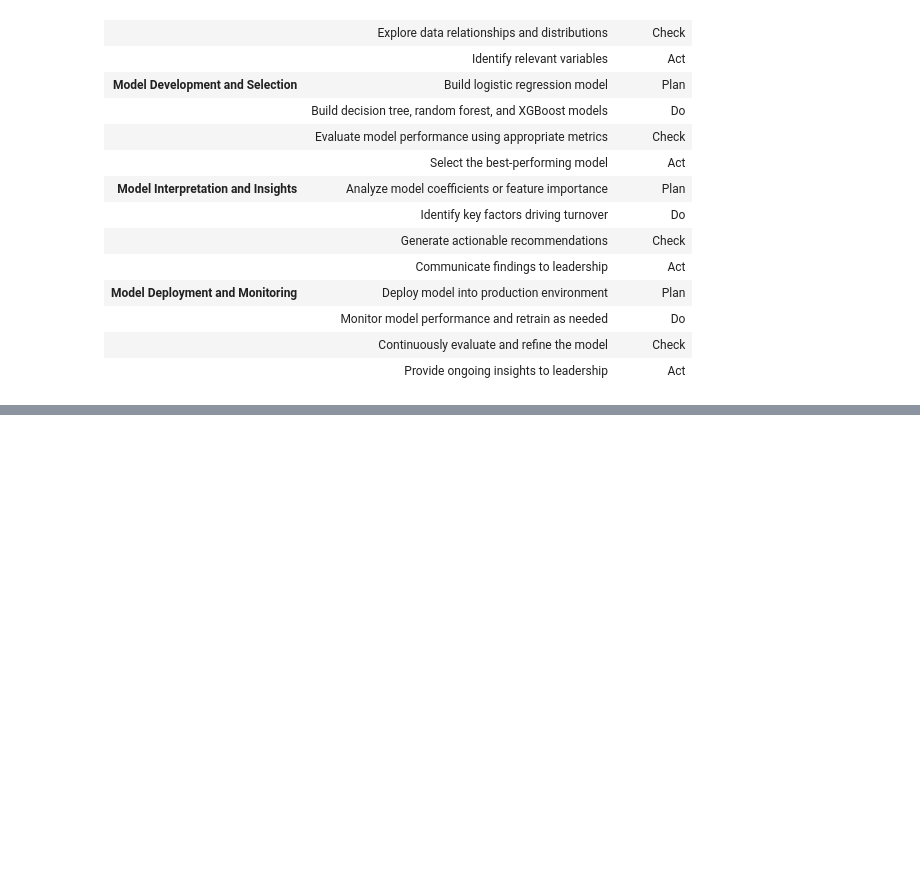
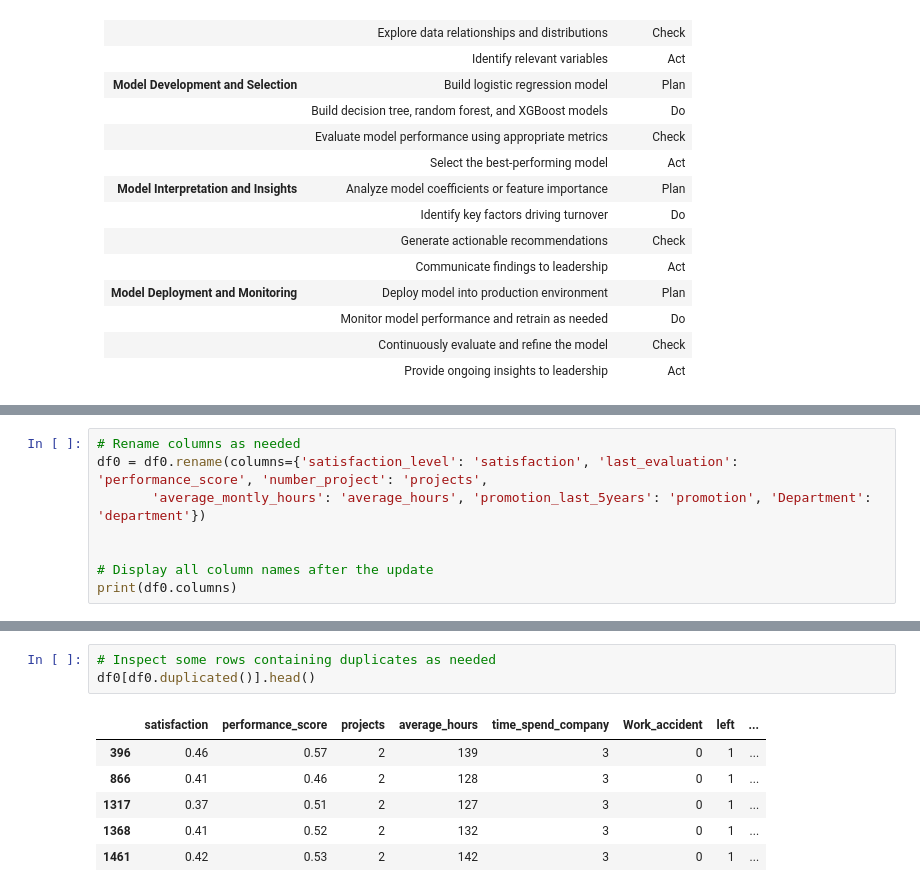
Before and after one commit to ajeronimoguerra/Case-Study-in-R---Amazon-BestBookselling-09-22, a Jupyter notebook: high-employee-turnover-rate.ipynb, the cells around one changed output, grey strips where cells are left out. Drawn from its saved outputs; the diff is of its cells as text; blank space fills up the shorter version.

```diff
--- a/high-employee-turnover-rate.ipynb
+++ b/high-employee-turnover-rate.ipynb
@@ -112,0 +199,8 @@ Based on the data, we can explore the following relationships and hypotheses:
+# %%
+# Rename columns as needed
+df0 = df0.rename(columns={'satisfaction_level': 'satisfaction', 'last_evaluation': 'performance_score', 'number_project': 'projects',
+       'average_montly_hours': 'average_hours', 'promotion_last_5years': 'promotion', 'Department': 'department'})
+
+
+# Display all column names after the update
+print(df0.columns)
@@ -112,0 +240,10 @@ Based on the data, we can explore the following relationships and hypotheses:
+# %%
+# Inspect some rows containing duplicates as needed
+df0[df0.duplicated()].head()
+# %% [output]
+|  | satisfaction | performance_score | projects | average_hours | time_spend_company | Work_accident | left | ... |
+| 396 | 0.46 | 0.57 | 2 | 139 | 3 | 0 | 1 | ... |
+| 866 | 0.41 | 0.46 | 2 | 128 | 3 | 0 | 1 | ... |
+| 1317 | 0.37 | 0.51 | 2 | 127 | 3 | 0 | 1 | ... |
+| 1368 | 0.41 | 0.52 | 2 | 132 | 3 | 0 | 1 | ... |
+| 1461 | 0.42 | 0.53 | 2 | 142 | 3 | 0 | 1 | ... |
```
Also changed, not shown: parts of 22 cells of this notebook.
